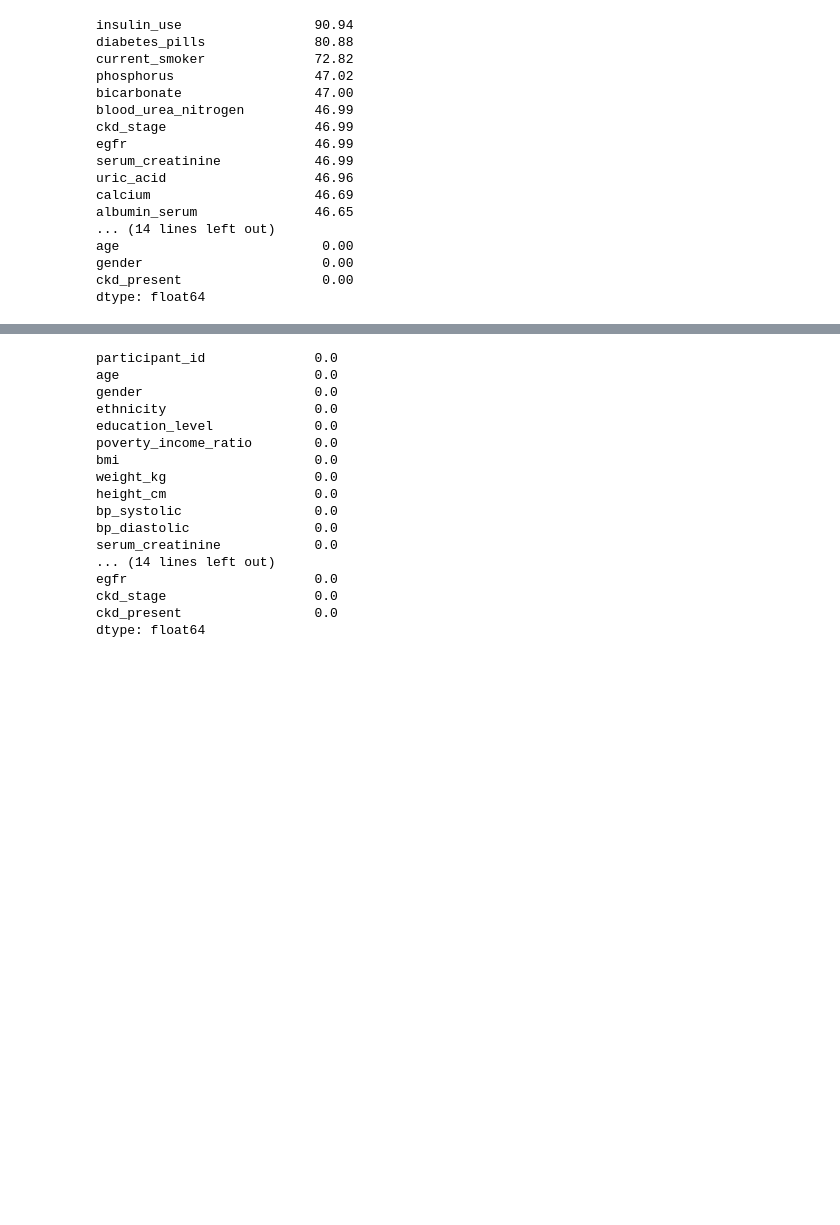
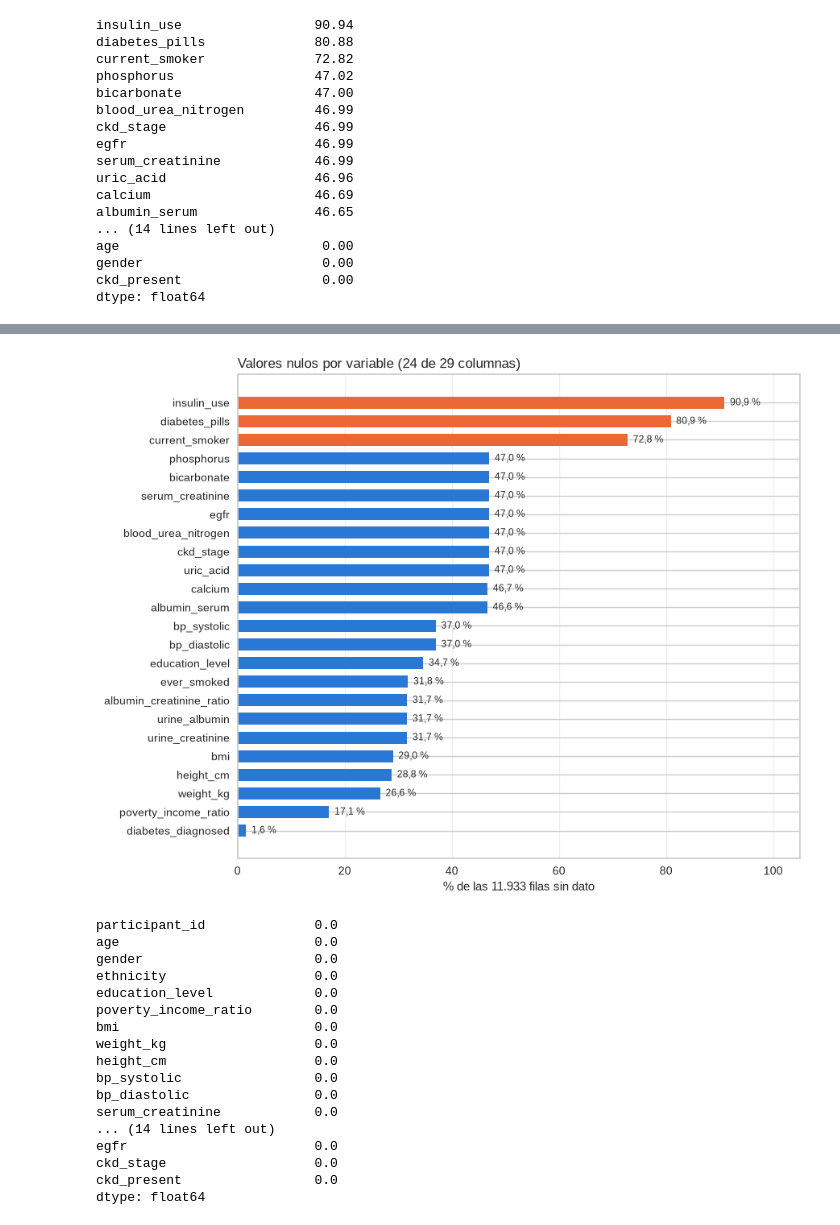
Before and after one commit to GonzaloManterola/Grupo27Ciencias, a Jupyter notebook: Main.ipynb, the cells around one changed output, grey strips where cells are left out. Cells and saved outputs as stored; diff of their text form; code cells hidden in the pictures; blank space fills up the shorter version.

```diff
--- a/Main.ipynb
+++ b/Main.ipynb
@@ -130,3 +124,31 @@ Name: count, dtype: int64
+# %%
+
+
+# 1-3. Mismo cálculo de tu celda
+valores_nulos = ["unknown", "Unknown", "UNKNOWN", "n/a", "NA", "?", "", "7", "9"]
+raw_dataset_temp = raw_dataset.replace(valores_nulos, np.nan)
+porcentaje_nulos = (raw_dataset_temp.isnull().mean() * 100).round(2)
+
+# 4. Ordenado de mayor a menor, solo las variables con algún nulo
+nulos = porcentaje_nulos[porcentaje_nulos > 0].sort_values(ascending=False)
+
+# Los 3 primeros de un color y el resto de otro
+colores = ["#eb6834"] * 3 + ["#2a78d6"] * (len(nulos) - 3)
+
+fig, ax = plt.subplots(figsize=(9, 7))
+ax.barh(nulos.index[::-1], nulos.values[::-1], color=colores[::-1], height=0.65)   # [::-1]: la mayor queda arriba
+for y, v in enumerate(nulos.values[::-1]):
+    ax.text(v + 1, y, f"{v:.1f} %".replace(".", ","), va="center", fontsize=8.5)
+
+ax.set_xlim(0, 105)
+ax.set_xlabel(f"% de las {len(raw_dataset):,} filas sin dato".replace(",", "."))
+ax.set_title(f"Valores nulos por variable ({len(nulos)} de {raw_dataset.shape[1]} columnas)", loc="left")
+ax.grid(axis="x", alpha=0.3)
+ax.set_axisbelow(True)
+plt.tight_layout()
+plt.show()
+# %% [output]
+[figure, added]
 # %%
 #limpieza del dataset
 Clean = raw_dataset
```
Also changed, not shown: parts of 26 cells of this notebook.
